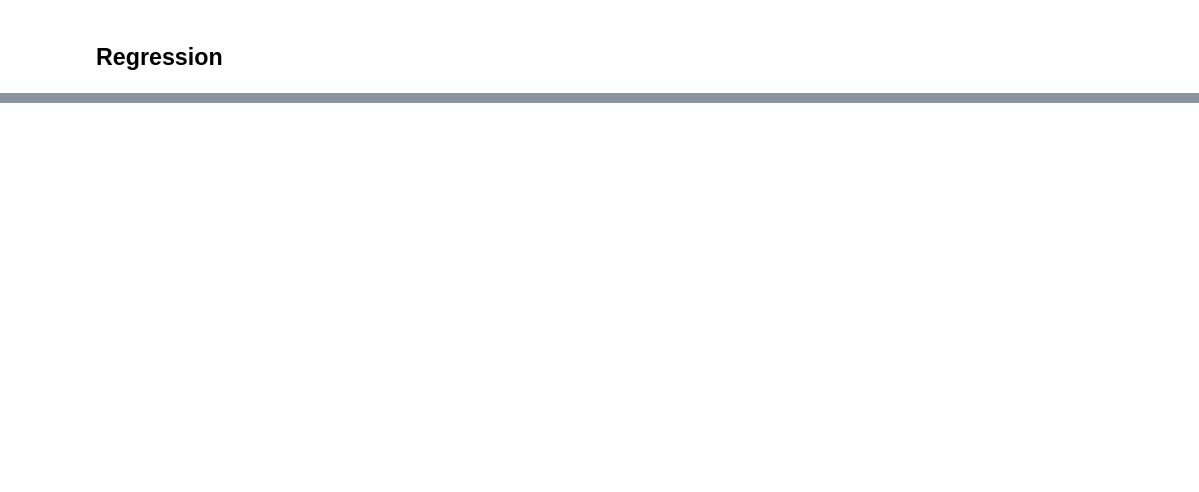
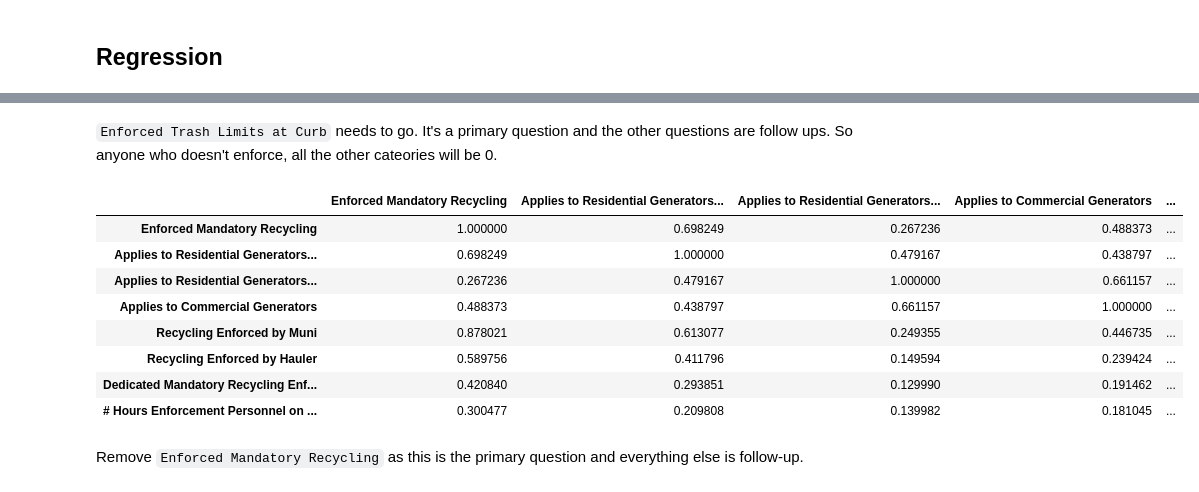
Before and after one commit to DGiulietti/RecycleEffectivenessMA, a Jupyter notebook: part3.ipynb, the cells around one changed output, grey strips where cells are left out. Saved outputs shown, nothing was run; the diff lists cells and outputs as text; code cells hidden in the pictures; blank space fills up the shorter version.

```diff
--- a/part3.ipynb
+++ b/part3.ipynb
@@ -312,0 +480,5 @@ test_ohe
+# %%
+df_for_regression.drop(columns=['Solid Waste program funded by annual fee?', 'Solid Waste program funded by per-visit fee?', 'Solid Waste program funded by PAYT/ SMART revenue?'], inplace=True)
+# %%
+# for some reason, these two municipalities said they're funded by PAYT/SMART but they did not respond to the `PAYT/ SMART` question so I'll manually enter it for them
+df_for_regression.at[['Shirley', 'Middleborough'],['PAYT/ SMART']] = 1
@@ -312,0 +499,26 @@ test_ohe
+# %% [markdown]
+`Enforced Trash Limits at Curb` needs to go. It's a primary question and the other questions are follow ups. So anyone who doesn't enforce,  all the other cateories will be 0.
+# %%
+df_for_regression.drop(columns=['Enforced Trash Limits at Curb'], inplace=True)
+# %%
+# Mandatory Recycling
+
+df_for_regression[['Enforced Mandatory Recycling',
+       'Applies to Residential Generators Eligible to be Served by Municipal Program',
+       'Applies to Residential Generators not Eligible to be Served by the Municipal Program',
+       'Applies to Commercial Generators', 'Recycling Enforced by Muni',
+       'Recycling Enforced by Hauler',
+       'Dedicated Mandatory Recycling Enforcement Personnel',
+       '# Hours Enforcement Personnel on Street']].corr().style.applymap(color_val_red)
+# %% [output]
+|  | Enforced Mandatory Recycling | Applies to Residential Generators... | Applies to Residential Generators... | Applies to Commercial Generators | ... |
+| Enforced Mandatory Recycling | 1.000000 | 0.698249 | 0.267236 | 0.488373 | ... |
+| Applies to Residential Generators... | 0.698249 | 1.000000 | 0.479167 | 0.438797 | ... |
+| Applies to Residential Generators... | 0.267236 | 0.479167 | 1.000000 | 0.661157 | ... |
+| Applies to Commercial Generators | 0.488373 | 0.438797 | 0.661157 | 1.000000 | ... |
+| Recycling Enforced by Muni | 0.878021 | 0.613077 | 0.249355 | 0.446735 | ... |
+| Recycling Enforced by Hauler | 0.589756 | 0.411796 | 0.149594 | 0.239424 | ... |
+| Dedicated Mandatory Recycling Enf... | 0.420840 | 0.293851 | 0.129990 | 0.191462 | ... |
+| # Hours Enforcement Personnel on ... | 0.300477 | 0.209808 | 0.139982 | 0.181045 | ... |
+# %% [markdown]
+Remove `Enforced Mandatory Recycling` as this is the primary question and everything else is follow-up.
```
Also changed, not shown: parts of 107 cells of this notebook, 5 other files.
